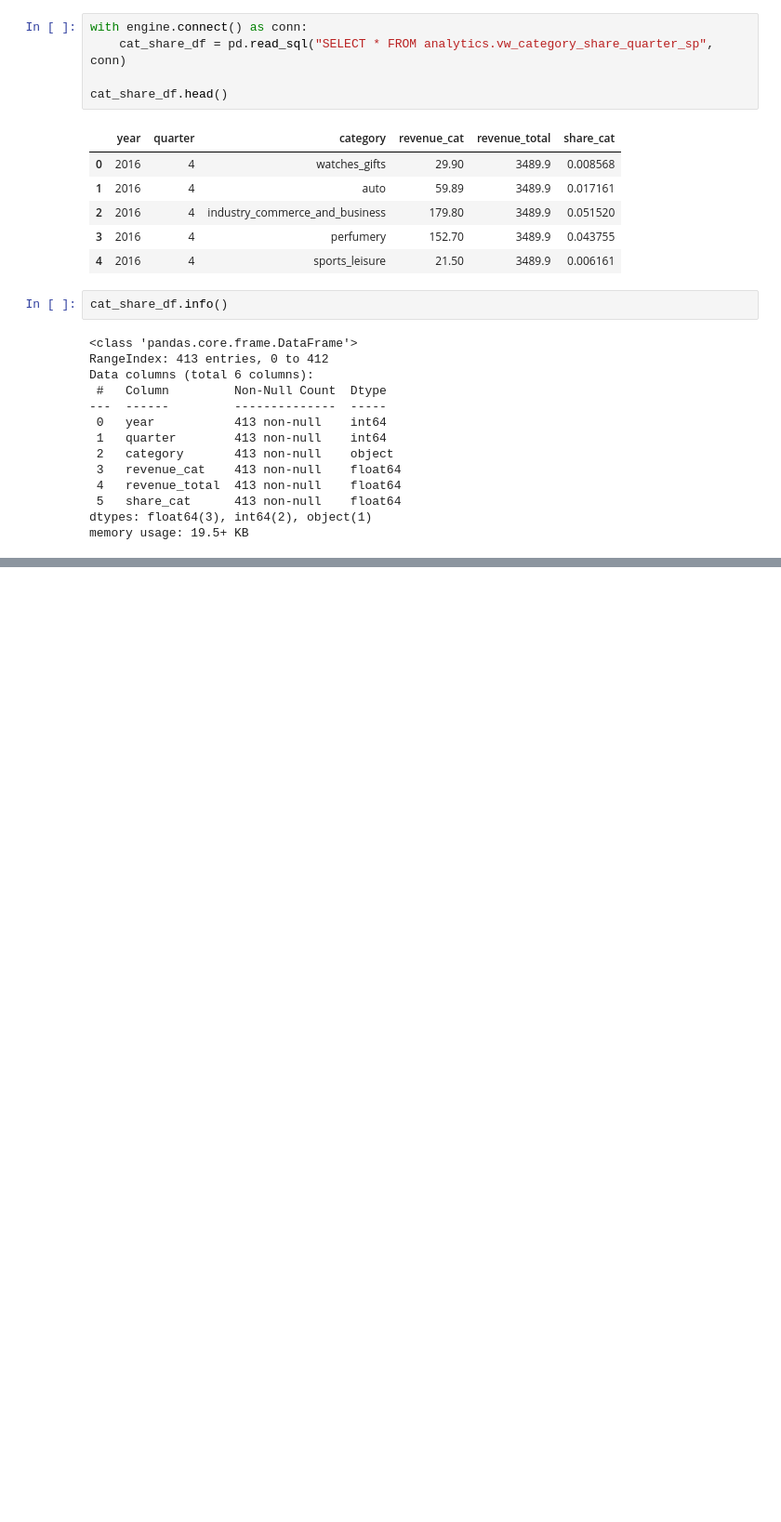
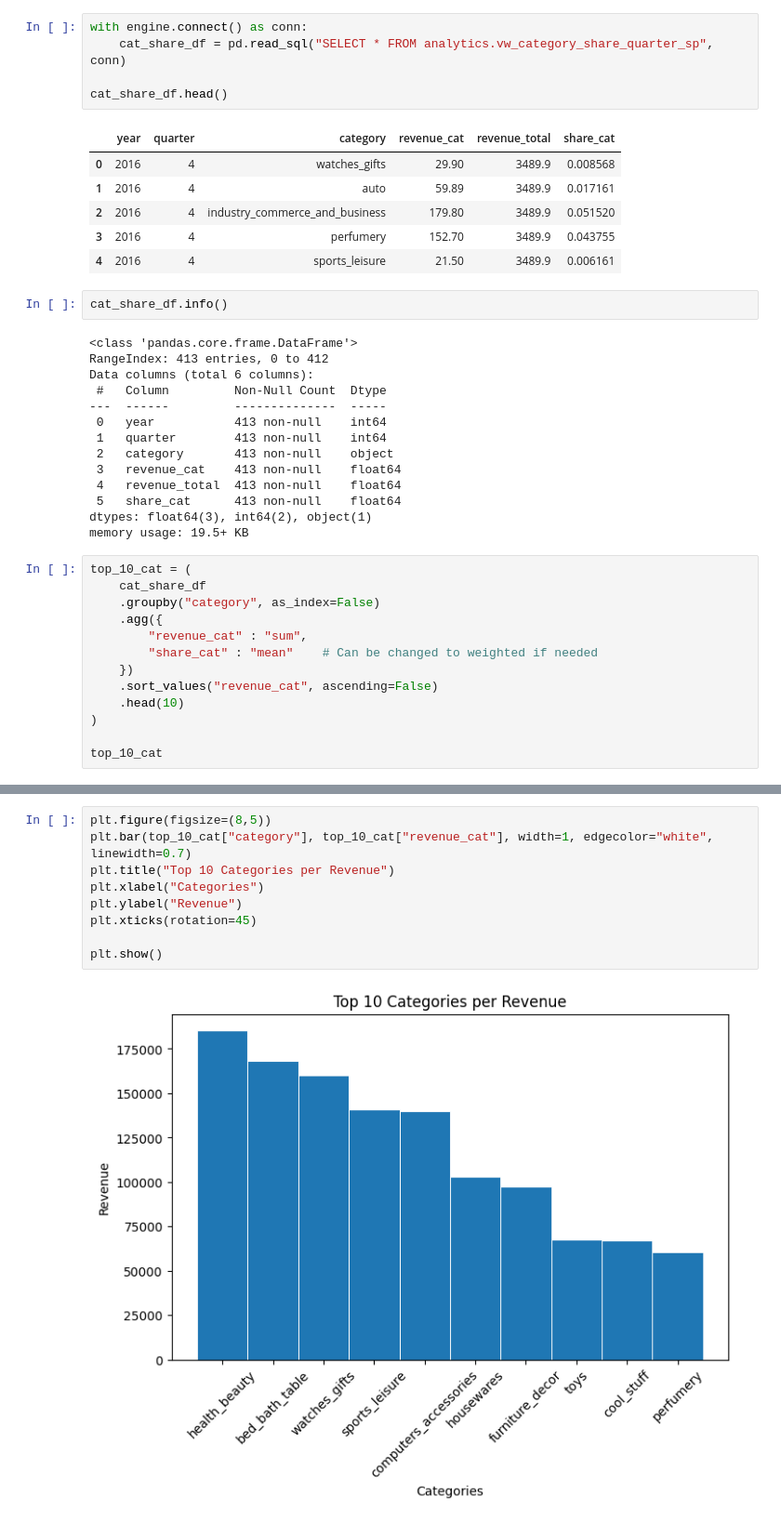
Before and after one commit to Vierinsky/ecommerce-analytics-python-sql, a Jupyter notebook: notebooks/eda.ipynb, the cells around one changed output, grey strips where cells are left out. Shown at 93% size. Drawn from its saved outputs; the diff is of its cells as text; blank space fills up the shorter version.

```diff
--- a/notebooks/eda.ipynb
+++ b/notebooks/eda.ipynb
@@ -932,3 +972,16 @@ Data columns (total 6 columns):
  5   share_cat      413 non-null    float64
 dtypes: float64(3), int64(2), object(1)
 memory usage: 19.5+ KB
+# %%
+top_10_cat = (
+    cat_share_df
+    .groupby("category", as_index=False)
+    .agg({
+        "revenue_cat" : "sum",
+        "share_cat" : "mean"    # Can be changed to weighted if needed
+    })
+    .sort_values("revenue_cat", ascending=False)
+    .head(10)
+)
+
+top_10_cat
@@ -934,0 +1000,11 @@ memory usage: 19.5+ KB
+# %%
+plt.figure(figsize=(8,5))
+plt.bar(top_10_cat["category"], top_10_cat["revenue_cat"], width=1, edgecolor="white", linewidth=0.7)
+plt.title("Top 10 Categories per Revenue")
+plt.xlabel("Categories")
+plt.ylabel("Revenue")
+plt.xticks(rotation=45)
+
+plt.show()
+# %% [output]
+[figure, added]
```
Also changed, not shown: parts of 8 cells of this notebook.
